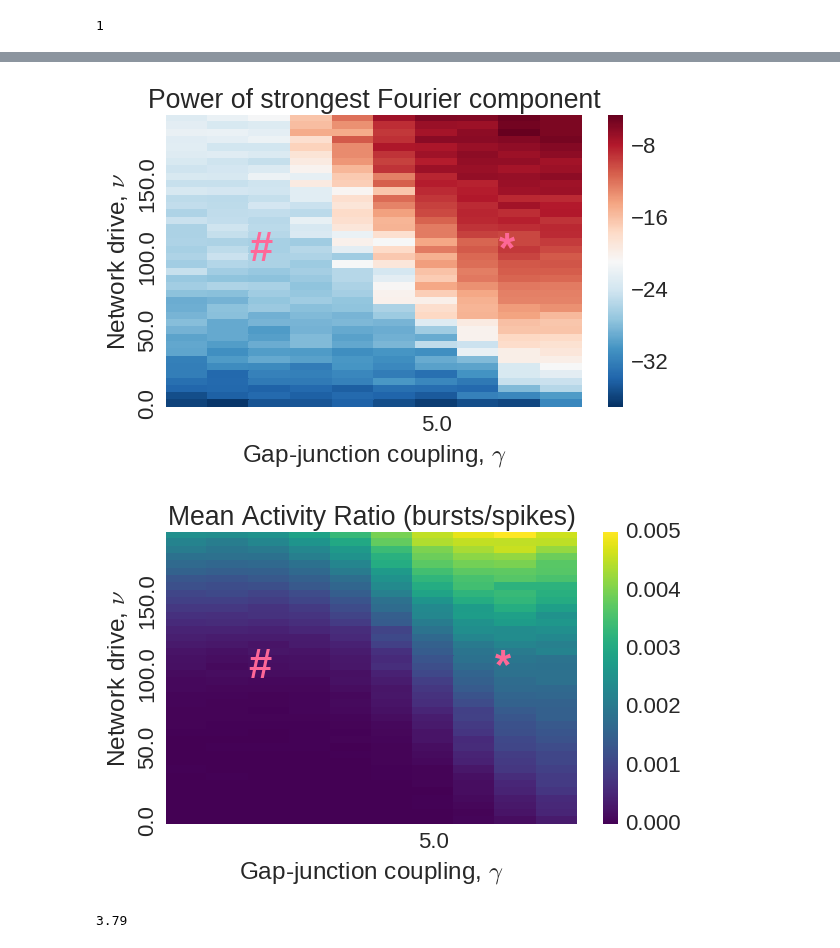
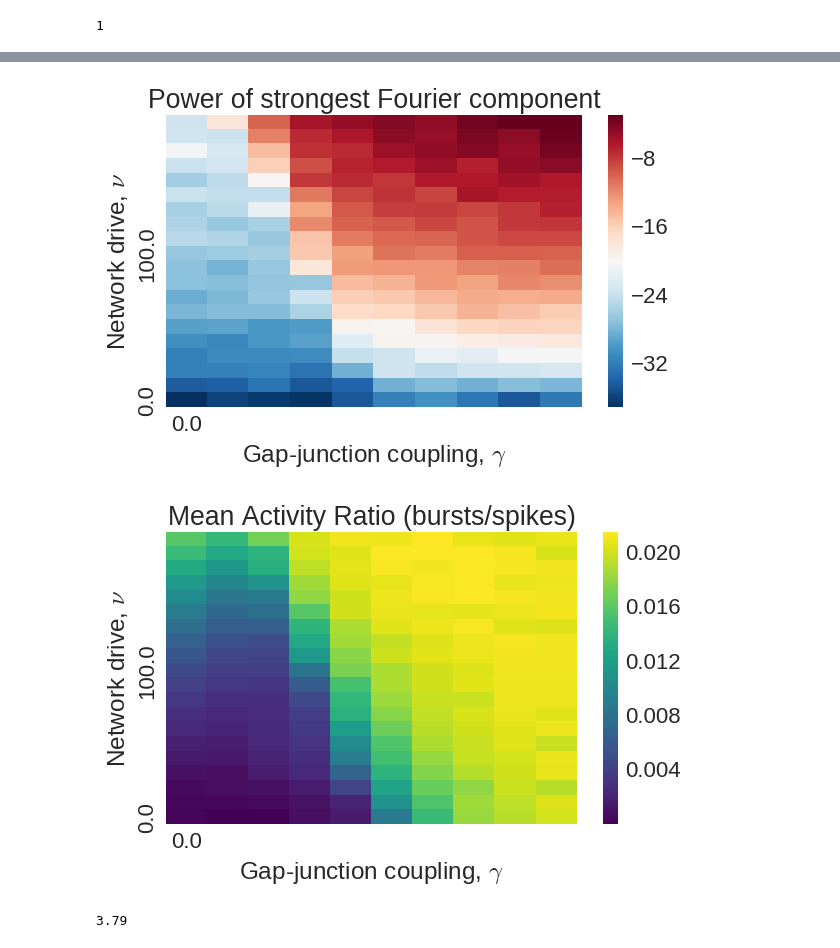
Before and after one commit to gpernelle/cortex, a Jupyter notebook: notebooks/paperSync-figure1-and-2.ipynb, the cells around one changed output, grey strips where cells are left out. Saved outputs shown, nothing was run; the diff lists cells and outputs as text; code cells hidden in the pictures.

```diff
--- a/notebooks/paperSync-figure1-and-2.ipynb
+++ b/notebooks/paperSync-figure1-and-2.ipynb
@@ -575,16 +575,16 @@ start = 5900
 s0 = 100
 sigma = 8
 params=[]
-for T in [8000]:
+for T in [4000]:
         for N in [300]:
-            for g in np.arange(0, 10, 0.5):
-                for nu in np.arange(0, 200, 5):
+            for g in np.arange(0, 10, 1):
+                for nu in np.arange(0, 200, 10):
                         i+=1
                         params.append([T, N, g, nu, i])
 
 def getDF(params):
     T, N, g, nu, i = params
-    filename = "../data/PhasePlan7/PhasePlan101_nu-%d_g-%.2f_N-%d_input-%s_T-%d" % (nu, g, N, 'noise', T)
+    filename = "../data/PhasePlan7/PhasePlan141_nu-%d_g-%.2f_N-%d_input-%s_T-%d" % (nu, g, N, 'noise', T)
     a = np.load(filename)
     I = a['vvmE']
 
@@ -606,8 +606,8 @@ cols = ['f', 'p']
 # df = df_[(df_['g']<3)&(df_['nu']<20)]
 def setLabels(fig):
     color = '#FF6898'
-    fig.text(3*2, 20, '#', fontweight='bold', fontsize=30, color=color)
-    fig.text(6*2, 20, '*', fontweight='bold', fontsize=30, color=color)
+#     fig.text(3*2, 20, '#', fontweight='bold', fontsize=30, color=color)
+#     fig.text(6*2, 20, '*', fontweight='bold', fontsize=30, color=color)
     fig.set_ylabel(r'Network drive, $\nu$')
     fig.set_xlabel(r'Gap-junction coupling, $\gamma$')
 
@@ -615,21 +615,21 @@ def setLabels(fig):
 fig = plotHeatmap(df, col='f', y='nu', x='g', vmax=100,rasterized=True,
                   title='Frequency of strongest Fourier component' )
 setLabels(fig)
-plt.xlim([2*2,7*2])
+# plt.xlim([2*2,7*2])
 plt.tight_layout()
 plt.savefig(PAPER + 'figure1-frequency.eps', bbox_inches='tight', transparent=True)
 
 fig = plotHeatmap(df, col='p', y='nu', x='g', rasterized=True,
                   title='Power of strongest Fourier component', cmap='RdBu_r')
 setLabels(fig)
-plt.xlim([2*2,7*2])
+# plt.xlim([2*2,7*2])
 plt.tight_layout()
 plt.savefig(PAPER + 'figure1-power.eps', bbox_inches='tight', transparent=True)
 
 fig = plotHeatmap(df, col='ratio', y='nu', x='g', rasterized=True,
                   title='Mean Activity Ratio (bursts/spikes)', cmap='viridis')
 setLabels(fig)
-plt.xlim([2*2,7*2])
+# plt.xlim([2*2,7*2])
 plt.tight_layout()
 plt.savefig(PAPER + 'figure1-ratio.eps', bbox_inches='tight',  transparent=True)
 # plotHeatmap(df, col='burst', y='nu', x='g', title='power')
@@ -638,5 +638,5 @@ plt.savefig(PAPER + 'figure1-ratio.eps', bbox_inches='tight',  transparent=True)
-[figure, old version]
+[figure, new version]
-[figure, old version]
+[figure, new version]
 # %%
 # df[df['nu']==100]
 # %%
```
Also changed, not shown: parts of 1 cell of this notebook, 8 other files.
